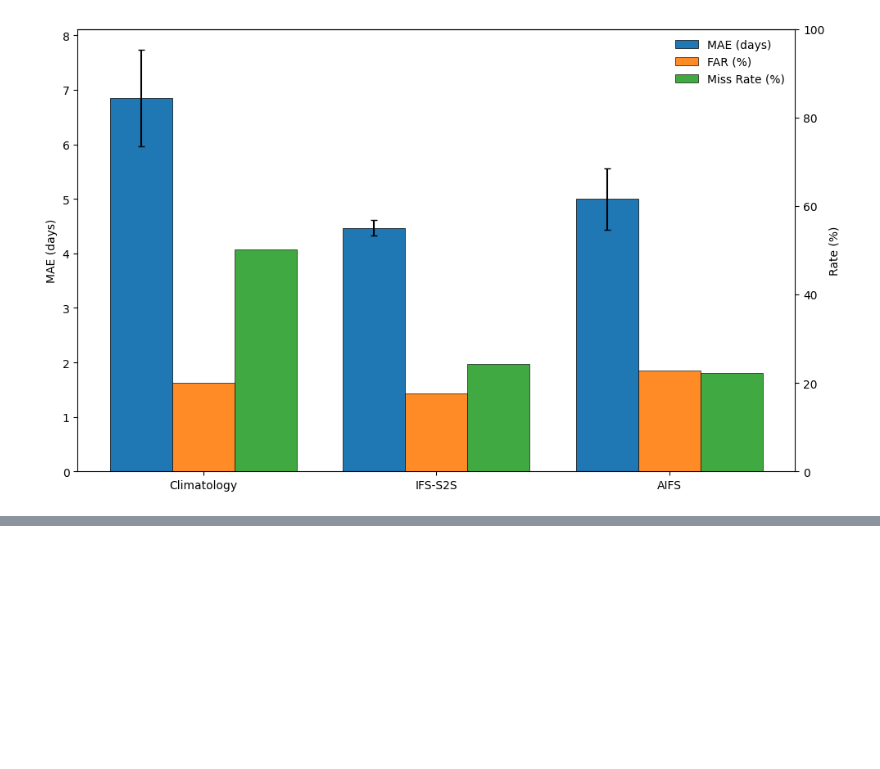
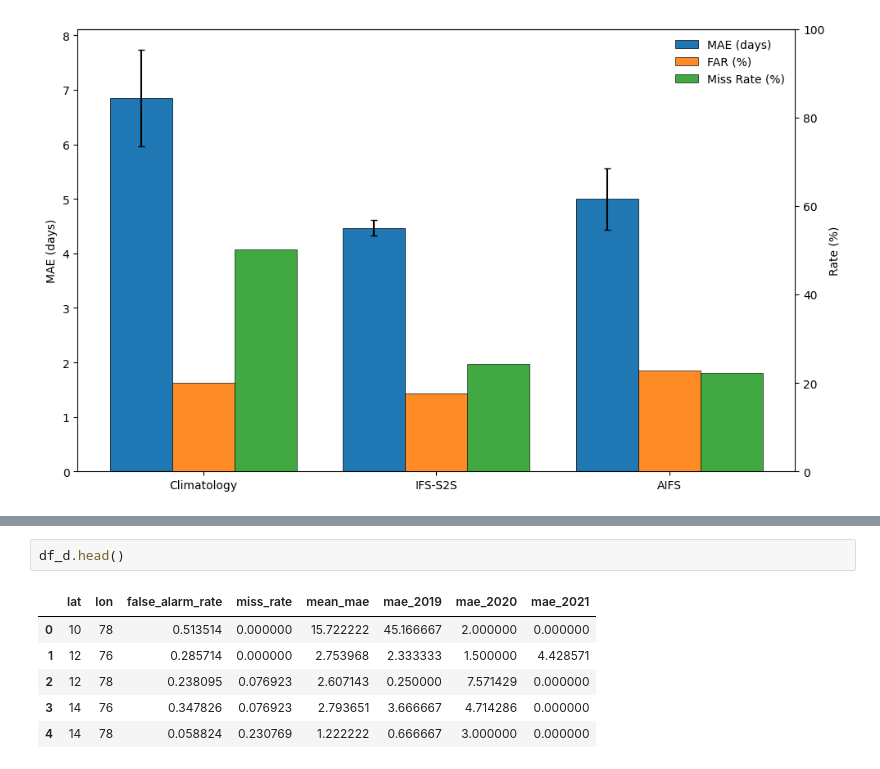
Before and after one commit to dsi-clinic/monsoon-bench, a Jupyter notebook: examples/demo_notebooks/compare_models.ipynb, the cells around one changed output, grey strips where cells are left out. Saved outputs shown, nothing was run; the diff lists cells and outputs as text; blank space fills up the shorter version.

```diff
--- a/examples/demo_notebooks/compare_models.ipynb
+++ b/examples/demo_notebooks/compare_models.ipynb
@@ -225,0 +279,9 @@ fig.show()
+# %%
+df_d.head()
+# %% [output]
+|  | lat | lon | false_alarm_rate | miss_rate | mean_mae | mae_2019 | mae_2020 | mae_2021 |
+| 0 | 10 | 78 | 0.513514 | 0.000000 | 15.722222 | 45.166667 | 2.000000 | 0.000000 |
+| 1 | 12 | 76 | 0.285714 | 0.000000 | 2.753968 | 2.333333 | 1.500000 | 4.428571 |
+| 2 | 12 | 78 | 0.238095 | 0.076923 | 2.607143 | 0.250000 | 7.571429 | 0.000000 |
+| 3 | 14 | 76 | 0.347826 | 0.076923 | 2.793651 | 3.666667 | 4.714286 | 0.000000 |
+| 4 | 14 | 78 | 0.058824 | 0.230769 | 1.222222 | 0.666667 | 3.000000 | 0.000000 |
```
Also changed, not shown: parts of 9 cells of this notebook, 29 other files.
